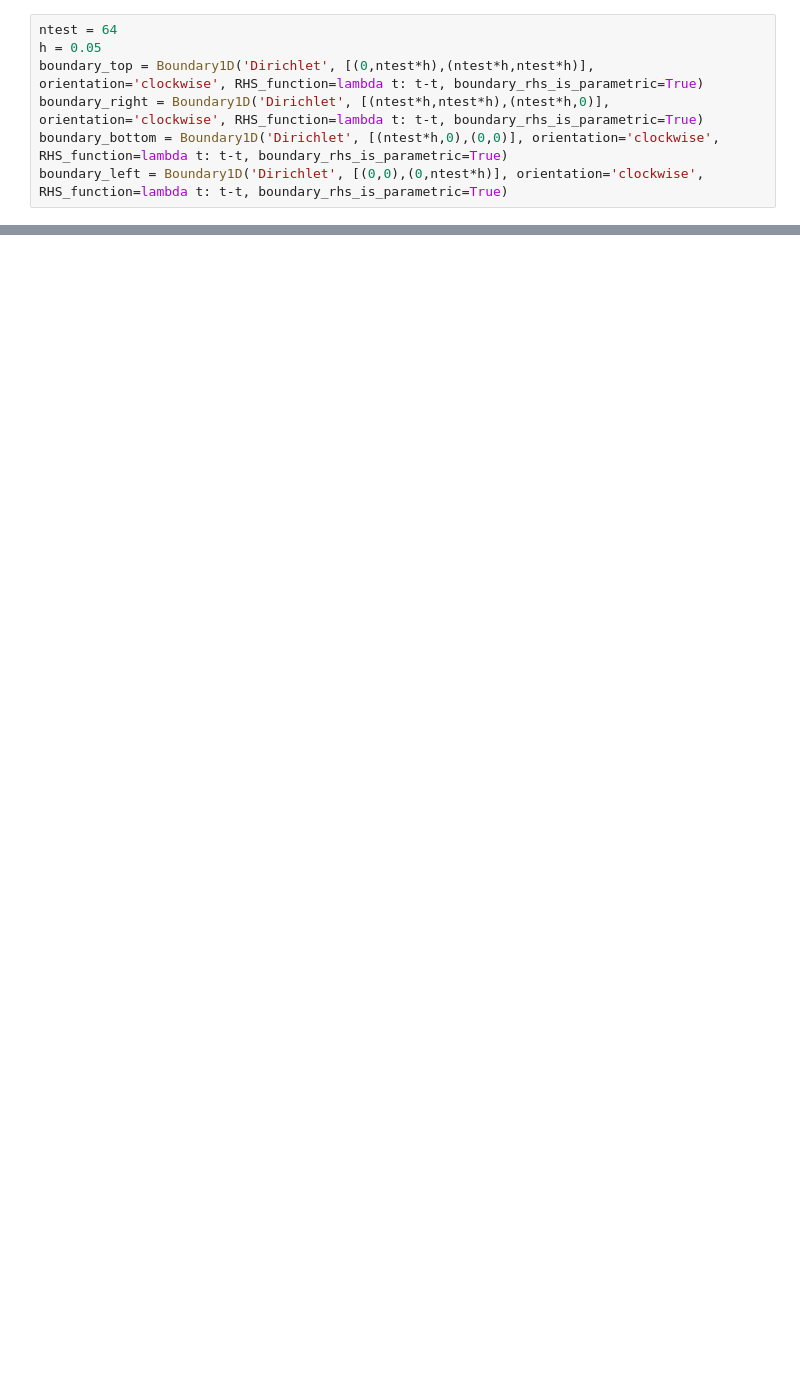
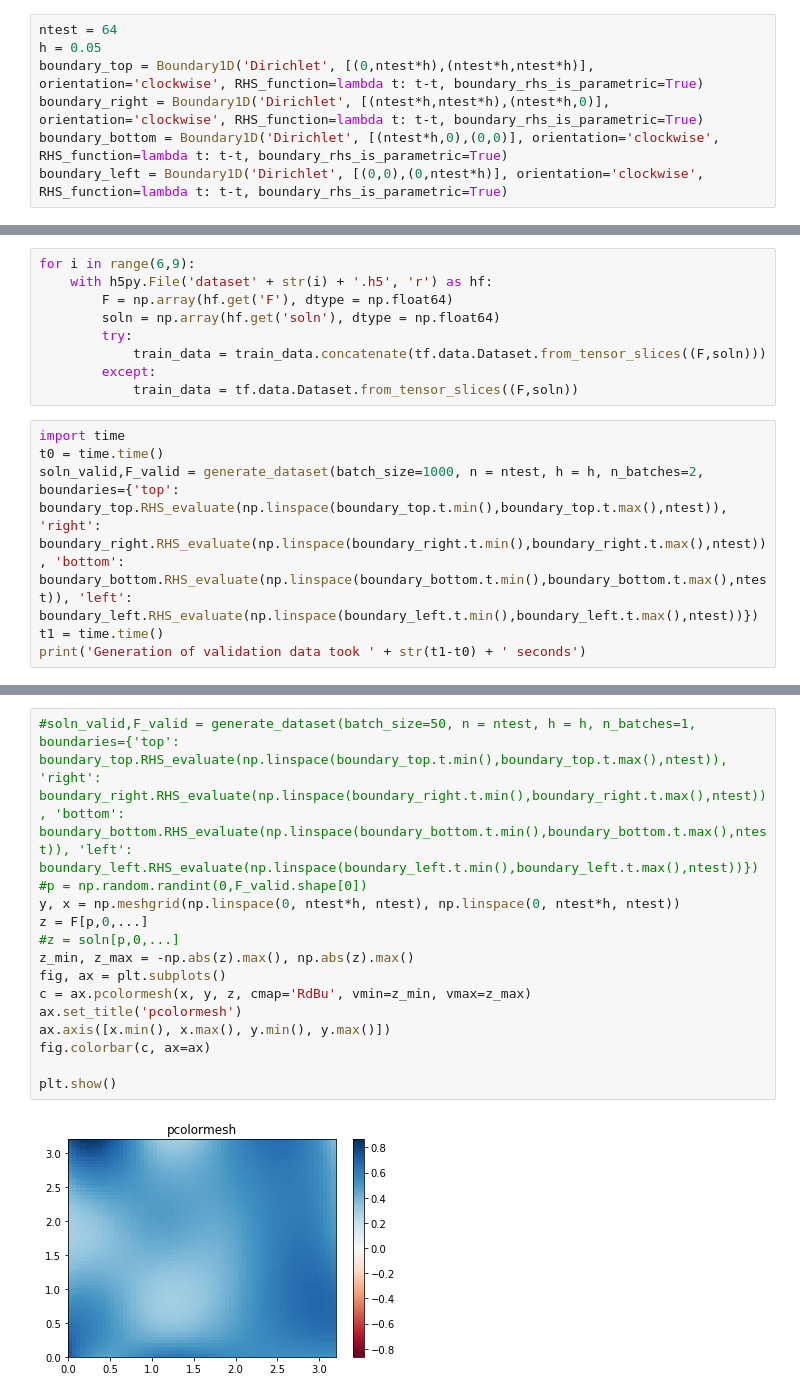
Before and after one commit to aligirayhanozbay/poisson_CNN, a Jupyter notebook: poisson_CNN.ipynb, the cells around one changed output, grey strips where cells are left out. Saved outputs shown, nothing was run; the diff lists cells and outputs as text; blank space fills up the shorter version.

```diff
--- a/poisson_CNN.ipynb
+++ b/poisson_CNN.ipynb
@@ -316,0 +201,15 @@ F = pool.map(generate_random_RHS, zip(itertools.repeat(4), itertools.repeat(10),
+# %%
+for i in range(6,9):
+    with h5py.File('dataset' + str(i) + '.h5', 'r') as hf:
+        F = np.array(hf.get('F'), dtype = np.float64)
+        soln = np.array(hf.get('soln'), dtype = np.float64)
+        try:
+            train_data = train_data.concatenate(tf.data.Dataset.from_tensor_slices((F,soln)))
+        except:
+            train_data = tf.data.Dataset.from_tensor_slices((F,soln))
+# %%
+import time
+t0 = time.time()
+soln_valid,F_valid = generate_dataset(batch_size=1000, n = ntest, h = h, n_batches=2, boundaries={'top': boundary_top.RHS_evaluate(np.linspace(boundary_top.t.min(),boundary_top.t.max(),ntest)), 'right': boundary_right.RHS_evaluate(np.linspace(boundary_right.t.min(),boundary_right.t.max(),ntest)), 'bottom': boundary_bottom.RHS_evaluate(np.linspace(boundary_bottom.t.min(),boundary_bottom.t.max(),ntest)), 'left': boundary_left.RHS_evaluate(np.linspace(boundary_left.t.min(),boundary_left.t.max(),ntest))})
+t1 = time.time()
+print('Generation of validation data took ' + str(t1-t0) + ' seconds')
@@ -316,0 +311,16 @@ F = pool.map(generate_random_RHS, zip(itertools.repeat(4), itertools.repeat(10),
+# %%
+#soln_valid,F_valid = generate_dataset(batch_size=50, n = ntest, h = h, n_batches=1, boundaries={'top': boundary_top.RHS_evaluate(np.linspace(boundary_top.t.min(),boundary_top.t.max(),ntest)), 'right': boundary_right.RHS_evaluate(np.linspace(boundary_right.t.min(),boundary_right.t.max(),ntest)), 'bottom': boundary_bottom.RHS_evaluate(np.linspace(boundary_bottom.t.min(),boundary_bottom.t.max(),ntest)), 'left': boundary_left.RHS_evaluate(np.linspace(boundary_left.t.min(),boundary_left.t.max(),ntest))})
+#p = np.random.randint(0,F_valid.shape[0])
+y, x = np.meshgrid(np.linspace(0, ntest*h, ntest), np.linspace(0, ntest*h, ntest))
+z = F[p,0,...]
+#z = soln[p,0,...]
+z_min, z_max = -np.abs(z).max(), np.abs(z).max()
+fig, ax = plt.subplots()
+c = ax.pcolormesh(x, y, z, cmap='RdBu', vmin=z_min, vmax=z_max)
+ax.set_title('pcolormesh')
+ax.axis([x.min(), x.max(), y.min(), y.max()])
+fig.colorbar(c, ax=ax)
+
+plt.show()
+# %% [output]
+[figure, added]
```
Also changed, not shown: parts of 42 cells of this notebook.
